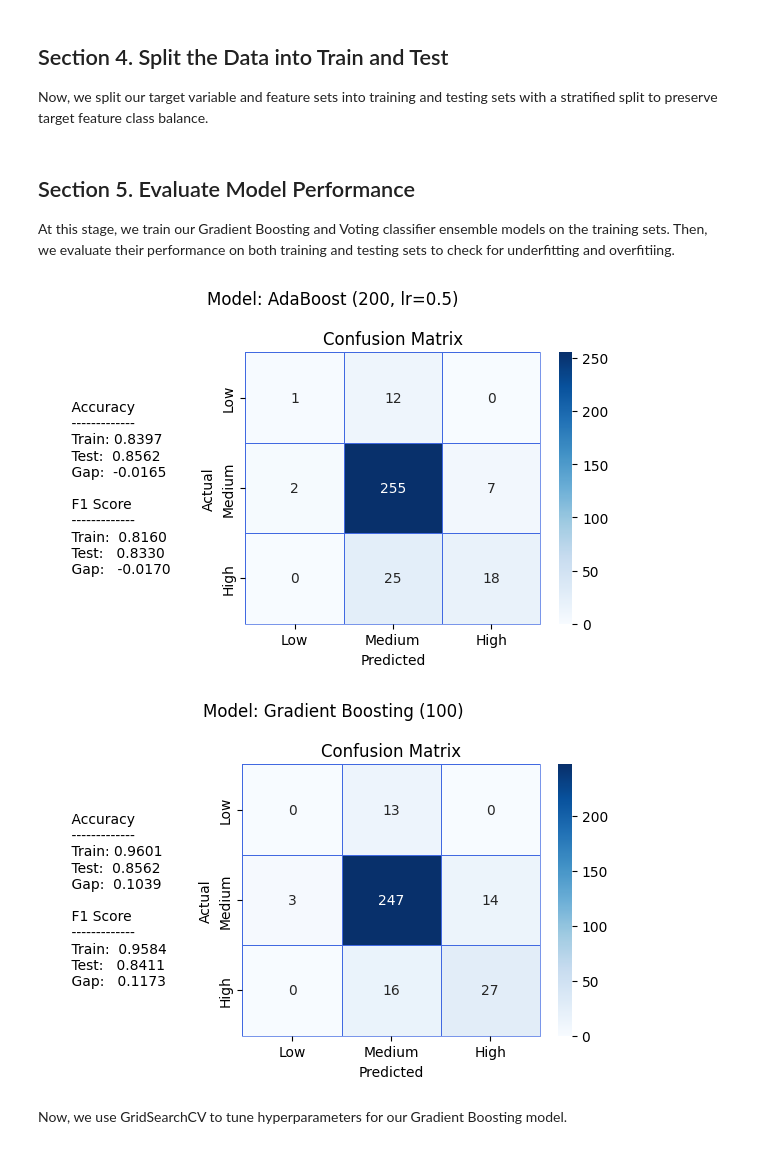
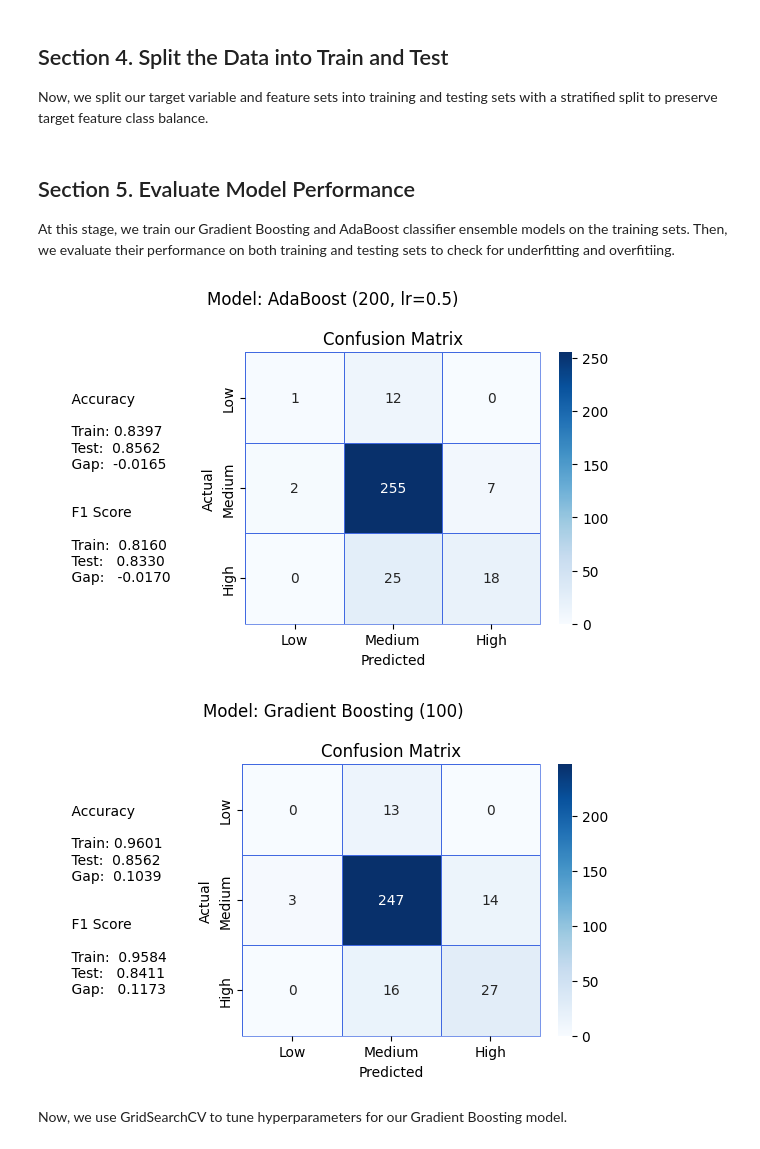
Before and after one commit to JfromNWMS/applied-ml-jordan, a Jupyter notebook: notebooks/project05/ensemble_jordan.ipynb, the cells around one changed output. Saved outputs shown, nothing was run; the diff lists cells and outputs as text; code cells hidden in the pictures.

```diff
--- a/notebooks/project05/ensemble_jordan.ipynb
+++ b/notebooks/project05/ensemble_jordan.ipynb
@@ -101,7 +97,7 @@ X_train, X_test, y_train, y_test = train_test_split(
 # %% [markdown]
 ## Section 5. Evaluate Model Performance
 
-At this stage, we train our Gradient Boosting and Voting classifier ensemble models on the training sets.  Then, we evaluate their performance on both training and testing sets to check for underfitting and overfitiing.
+At this stage, we train our Gradient Boosting and AdaBoost classifier ensemble models on the training sets.  Then, we evaluate their performance on both training and testing sets to check for underfitting and overfitiing.
 # %%
 def evaluate_model(name, model, X_train, y_train, X_test, y_test, results):  # noqa: D103, N803
     model.fit(X_train, y_train)
@@ -128,21 +124,22 @@ def evaluate_model(name, model, X_train, y_train, X_test, y_test, results):  # n
         }
     )
 
-    fig, axes = plt.subplots(nrows=1, ncols=2, figsize=(6,4), gridspec_kw={"width_ratios": [1,3]})
-
     results_text: str = f"""
     Accuracy
-    {"-"*13}
+
     Train: {train_acc:.4f}
     Test:  {test_acc:.4f}
     Gap:  {acc_gap:.4f}
 
+
     F1 Score
-    {"-"*13}
+
     Train:  {train_f1:.4f}
     Test:   {test_f1:.4f}
     Gap:   {f1_gap:.4f}
     """
+    fig, axes = plt.subplots(nrows=1, ncols=2, figsize=(6,4), gridspec_kw={"width_ratios": [1,3]})
+
     axes[0].text(0.05, 0.5, results_text,
                  ha="left", va="center", fontsize=10)
     axes[0].axis("off")
@@ -158,35 +155,35 @@ def evaluate_model(name, model, X_train, y_train, X_test, y_test, results):  # n
 
     fig.suptitle(f"Model: {name}")
     plt.tight_layout()
     plt.show()
 
 results: list = []
 
 # 4. AdaBoost (200, lr=0.5)
 evaluate_model(
     "AdaBoost (200, lr=0.5)",
     AdaBoostClassifier(n_estimators=200, learning_rate=0.5, random_state=42),
     X_train,
     y_train,
     X_test,
     y_test,
     results,
 )
 # 5. Gradient Boosting
 evaluate_model(
     "Gradient Boosting (100)",
     GradientBoostingClassifier(
         n_estimators=100, learning_rate=0.1, max_depth=3, random_state=42
     ),
     X_train,
     y_train,
     X_test,
     y_test,
     results,
 )
 # %% [output]
-[figure, old version]
+[figure, new version]
-[figure, old version]
+[figure, new version]
 # %% [markdown]
 Now, we use GridSearchCV to tune hyperparameters for our Gradient Boosting model.
 # %%
```
Also changed, not shown: parts of 7 cells of this notebook.
